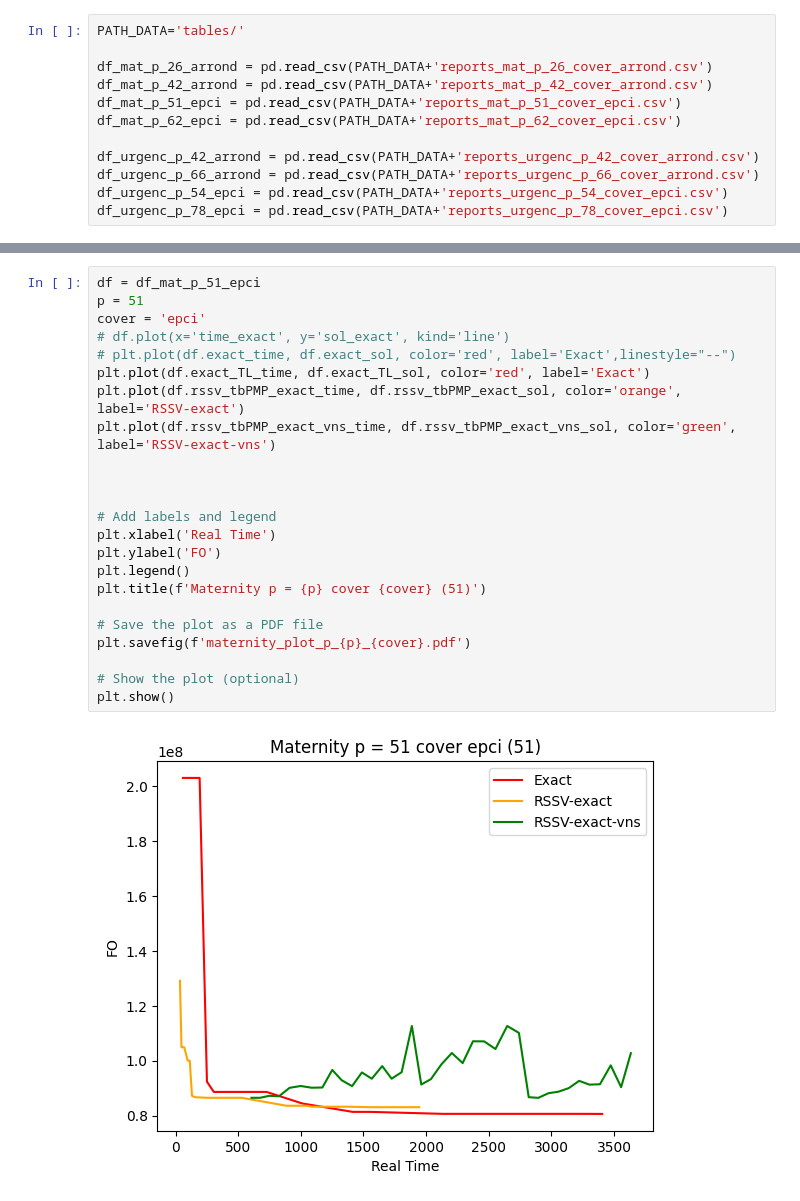
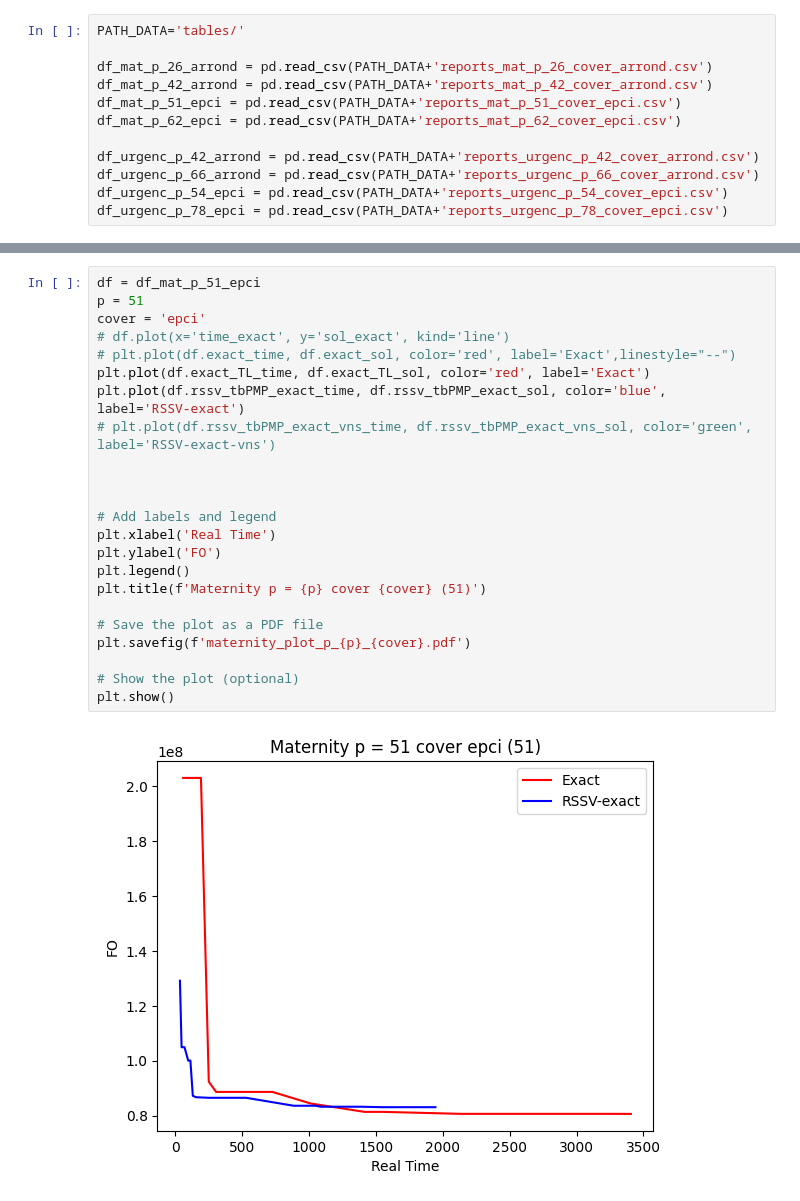
Before and after one commit to albuquef/analysis_PMP, a Jupyter notebook: analysis.ipynb, the cells around one changed output, grey strips where cells are left out. Saved outputs shown, nothing was run; the diff lists cells and outputs as text.

```diff
--- a/analysis.ipynb
+++ b/analysis.ipynb
@@ -89,26 +71,26 @@ plt.show()
 # %%
 df = df_mat_p_51_epci
 p = 51
 cover = 'epci'
 # df.plot(x='time_exact', y='sol_exact', kind='line')
 # plt.plot(df.exact_time, df.exact_sol, color='red', label='Exact',linestyle="--")
 plt.plot(df.exact_TL_time, df.exact_TL_sol, color='red', label='Exact')
-plt.plot(df.rssv_tbPMP_exact_time, df.rssv_tbPMP_exact_sol, color='orange', label='RSSV-exact')
-plt.plot(df.rssv_tbPMP_exact_vns_time, df.rssv_tbPMP_exact_vns_sol, color='green', label='RSSV-exact-vns')
+plt.plot(df.rssv_tbPMP_exact_time, df.rssv_tbPMP_exact_sol, color='blue', label='RSSV-exact')
+# plt.plot(df.rssv_tbPMP_exact_vns_time, df.rssv_tbPMP_exact_vns_sol, color='green', label='RSSV-exact-vns')
 
 
 
 # Add labels and legend
 plt.xlabel('Real Time')
 plt.ylabel('FO')
 plt.legend()
 plt.title(f'Maternity p = {p} cover {cover} (51)')
 
 # Save the plot as a PDF file
 plt.savefig(f'maternity_plot_p_{p}_{cover}.pdf')
 
 # Show the plot (optional)
 plt.show()
 # %% [output]
-[figure, old version]
+[figure, new version]
 # %%
```
Also changed, not shown: parts of 12 cells of this notebook.
